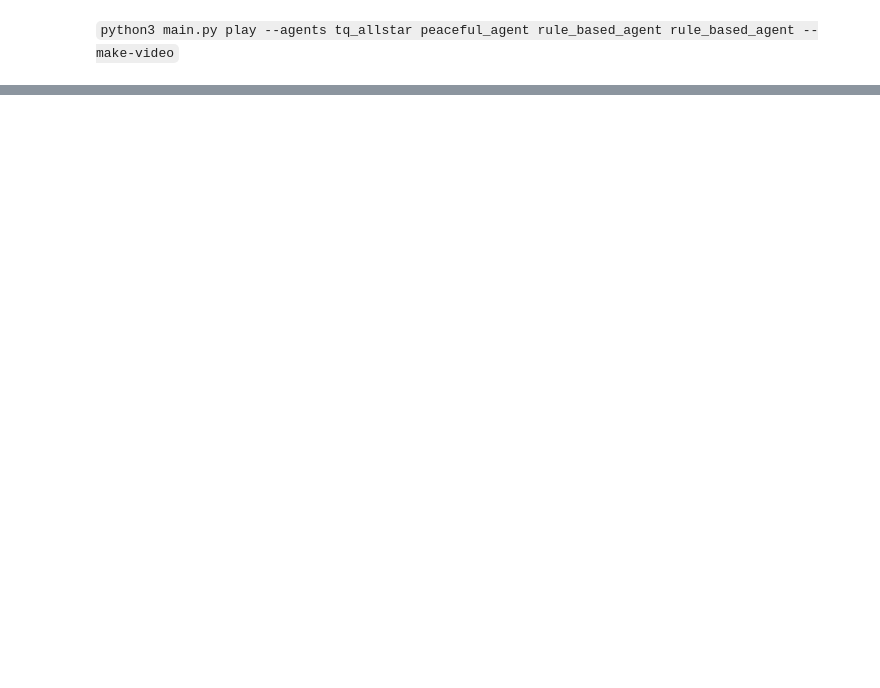
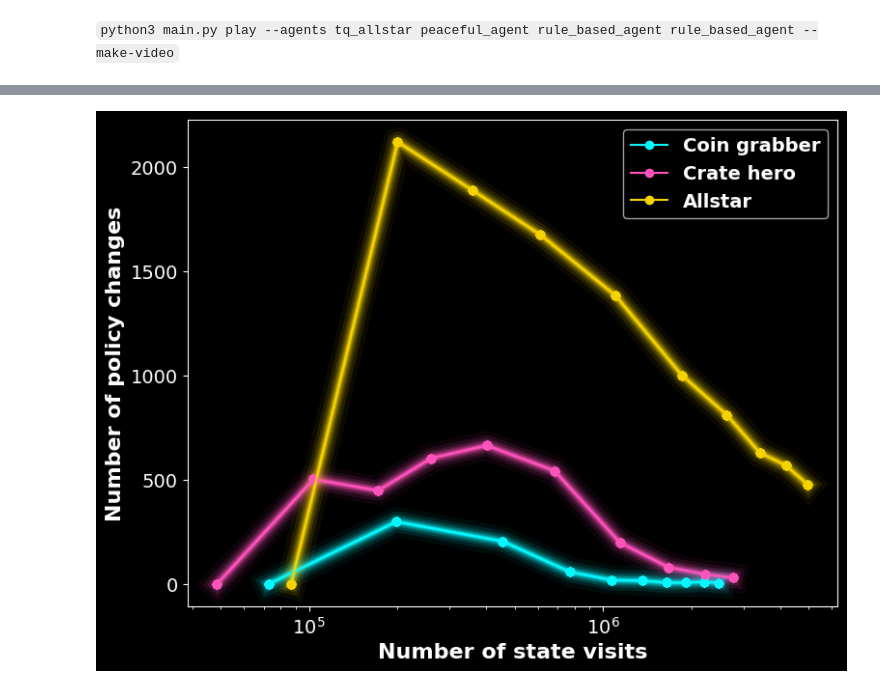
Before and after one commit to KunkelAlexander/bomberman_rl, a Jupyter notebook: blog.ipynb, the cells around one changed output, grey strips where cells are left out. Cells and saved outputs as stored; diff of their text form; code cells hidden in the pictures; blank space fills up the shorter version.

```diff
--- a/blog.ipynb
+++ b/blog.ipynb
@@ -948,0 +756,96 @@ frames[0].save(
+# %%
+import os
+import numpy as np
+import matplotlib.pyplot as plt
+
+folders = ["agent_code/tq_coingrabber/dicts", "agent_code/tq_cratehero/dicts", "agent_code/tq_allstar/dicts"]
+policy_changes_all_scenarios = []  # List to hold policy changes for all scenarios
+# Loop through each scenario
+for folder_idx, folder in enumerate(folders):
+    files = sorted([f for f in os.listdir(folder) if f.endswith(".npz")])
+
+    policy_changes = []  # List to hold policy changes for the current scenario
+    previous_q_argmax = None  # Stores the previous policy (argmax Q-values)
+
+    # Loop through all files in the current scenario's folder
+    for f in files:
+        path = os.path.join(folder, f)
+        with np.load(path, allow_pickle=True) as data:
+            q = data["q"].item()  # Q-values for the current step
+
+        # Compute the argmax of Q-values (current policy)
+        current_q_argmax = {state: np.argmax(q_values) for state, q_values in q.items() if len(q_values) > 0}
+
+        # Count how many states changed their policy
+        if previous_q_argmax is None:
+            policy_changes.append(0)  # No previous policy to compare with
+        else:
+            change_count = 0
+            all_states = set(current_q_argmax.keys()).union(previous_q_argmax.keys())
+            for state in all_states:
+                prev = previous_q_argmax.get(state, -1)
+                curr = current_q_argmax.get(state, -1)
+                if prev != curr:
+                    change_count += 1
+            policy_changes.append(change_count)  # Record the number of policy changes
+
+        # Update previous policy for the next comparison
+        previous_q_argmax = current_q_argmax
+
+    # Append the policy changes and state visits for the current scenario
+    policy_changes_all_scenarios.append(policy_changes)
+
+c1, c2, c3 = policy_changes_all_scenarios  # Policy changes for the 3 scenarios
+
+
+# Use dark background
+plt.style.use('dark_background')
+
+# Glowing line style setup
+linewidths     = np.logspace(-5, 5, 20, base=2)
+transparencies = np.linspace(1, 0, 20)
+
+# Neon color palette
+neon_colors = [
+    '#08F7FE',  # Coingrabber - neon cyan
+    '#FE53BB',  # Cratehero - neon pink
+    '#F5D300',  # Allstar - neon yellow
+    '#00FF41',  # Rule-based agent - neon green (only for second plot)
+]
+
+
+plt.rcParams.update({
+    "font.family": "sans-serif",
+    "font.sans-serif": ["DejaVu Sans"],  # Or any available sans-serif font
+    "font.size": 14,                     # Base font size
+    "axes.labelweight": "bold",         # Make axis labels bold
+    "axes.titlesize": 16,               # Title font size if used
+    "axes.labelsize": 16,               # Axis label size
+    "legend.fontsize": 14,              # Legend font size
+    "legend.title_fontsize": 14,        # Legend title size (if used)
+})
+
+
+# ----------- Plot 1: Average evaluation score ------------
+plt.figure(figsize=(8, 6))
+
+# Apply glow for each series
+for lw, alpha in zip(linewidths, transparencies):
+    plt.plot(t1, c1, lw=lw, alpha=alpha, c=neon_colors[0], marker='o')
+    plt.plot(t2, c2, lw=lw, alpha=alpha, c=neon_colors[1], marker='o')
+    plt.plot(t3, c3, lw=lw, alpha=alpha, c=neon_colors[2], marker='o')
+
+# Final visible lines with labels
+plt.plot(t1, c1, label="Coin grabber", c=neon_colors[0], marker='o')
+plt.plot(t2, c2, label="Crate hero", c=neon_colors[1], marker='o')
+plt.plot(t3, c3, label="Allstar", c=neon_colors[2], marker='o')
+
+plt.xlabel("Number of state visits")
+plt.ylabel("Number of policy changes")
+plt.legend(prop=dict(weight='bold'))
+plt.tight_layout()
+plt.xscale("log")
+plt.savefig("figures/10_policy_changes.png")
+plt.show()
+# %% [output]
+[figure, added]
```
Also changed, not shown: parts of 25 cells of this notebook, 8 other files.
